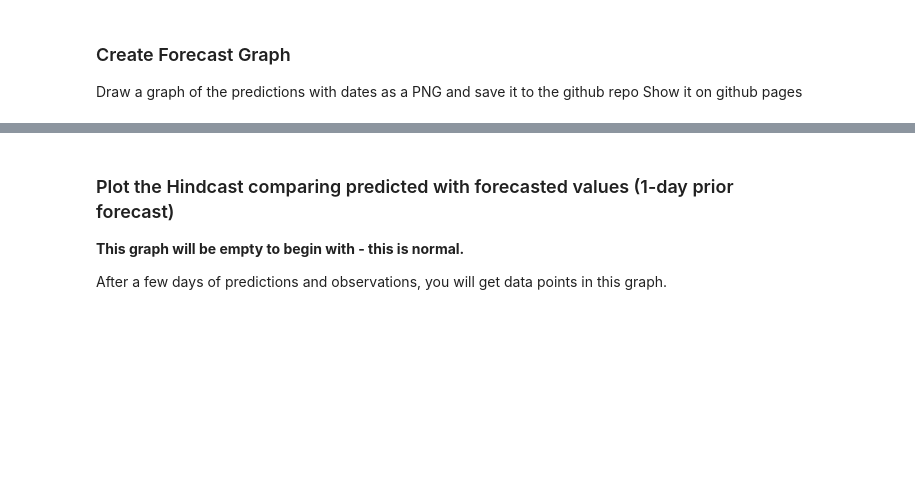
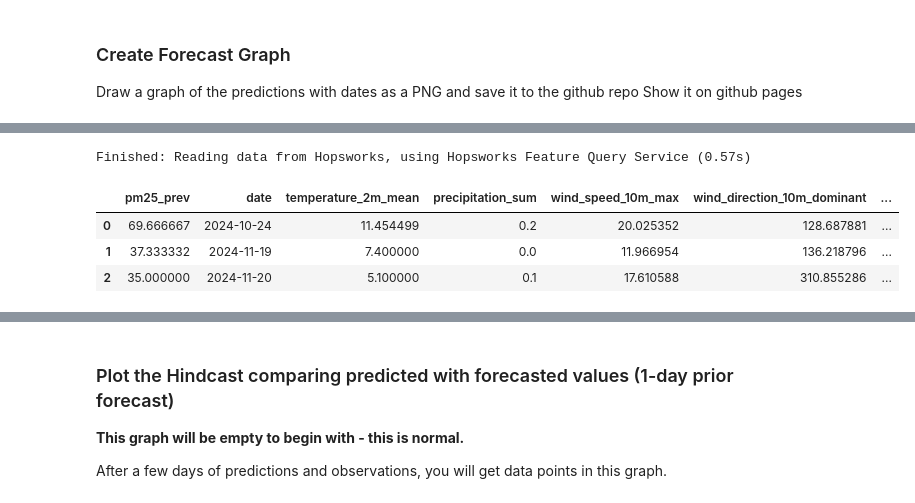
Before and after one commit to TheresaHoesl/AirQualityPrediction, a Jupyter notebook: notebooks/4_air_quality_batch_inference.ipynb, the cells around one changed output, grey strips where cells are left out. Saved outputs shown, nothing was run; the diff lists cells and outputs as text; code cells hidden in the pictures; blank space fills up the shorter version.

```diff
--- a/notebooks/4_air_quality_batch_inference.ipynb
+++ b/notebooks/4_air_quality_batch_inference.ipynb
@@ -130,0 +161,4 @@ batch_data
+# %%
+weather_tomorrow['predicted_pm25'] = retrieved_xgboost_model_lag.predict(
+    weather_tomorrow[['pm25_prev','temperature_2m_mean', 'precipitation_sum', 'wind_speed_10m_max', 'wind_direction_10m_dominant']])
+weather_tomorrow
@@ -188,0 +226,9 @@ memory usage: 612.0+ bytes
+# %%
+weather_tomorrow['street'] = street
+weather_tomorrow['city'] = city
+weather_tomorrow['country'] = country
+# Fill in the number of days before the date on which you made the forecast (base_date)
+weather_tomorrow['days_before_forecast_day'] = 1
+weather_tomorrow['date']=pd.to_datetime(weather_tomorrow['date'])
+weather_tomorrow['date'] = weather_tomorrow['date'].dt.date
+weather_tomorrow
@@ -218,3 +267,12 @@ Launching job: aq_predictions_1_offline_fg_materialization
 Job started successfully, you can follow the progress at
 https://c.app.hopsworks.ai/p/1159326/jobs/named/aq_predictions_1_offline_fg_materialization/executions
 (<hsfs.core.job.Job at 0x...>, None)
+# %%
+# Get or create feature group
+monitor_lag_fg = fs.get_or_create_feature_group(
+    name='aq_predictions_lag',
+    description='Air Quality prediction monitoring',
+    version=1,
+    primary_key=['city','street','date','days_before_forecast_day'],
+    event_time="date"
+)
@@ -230,0 +304,9 @@ Finished: Reading data from Hopsworks, using Hopsworks Feature Query Service (0.
+# %%
+monitoring_lag_df = monitor_lag_fg.filter(monitor_lag_fg.days_before_forecast_day == 1).read()
+monitoring_lag_df
+# %% [output]
+Finished: Reading data from Hopsworks, using Hopsworks Feature Query Service (0.57s)
+|  | pm25_prev | date | temperature_2m_mean | precipitation_sum | wind_speed_10m_max | wind_direction_10m_dominant | ... |
+| 0 | 69.666667 | 2024-10-24 | 11.454499 | 0.2 | 20.025352 | 128.687881 | ... |
+| 1 | 37.333332 | 2024-11-19 | 7.400000 | 0.0 | 11.966954 | 136.218796 | ... |
+| 2 | 35.000000 | 2024-11-20 | 5.100000 | 0.1 | 17.610588 | 310.855286 | ... |
```
Also changed, not shown: parts of 27 cells of this notebook, 6 other files.
